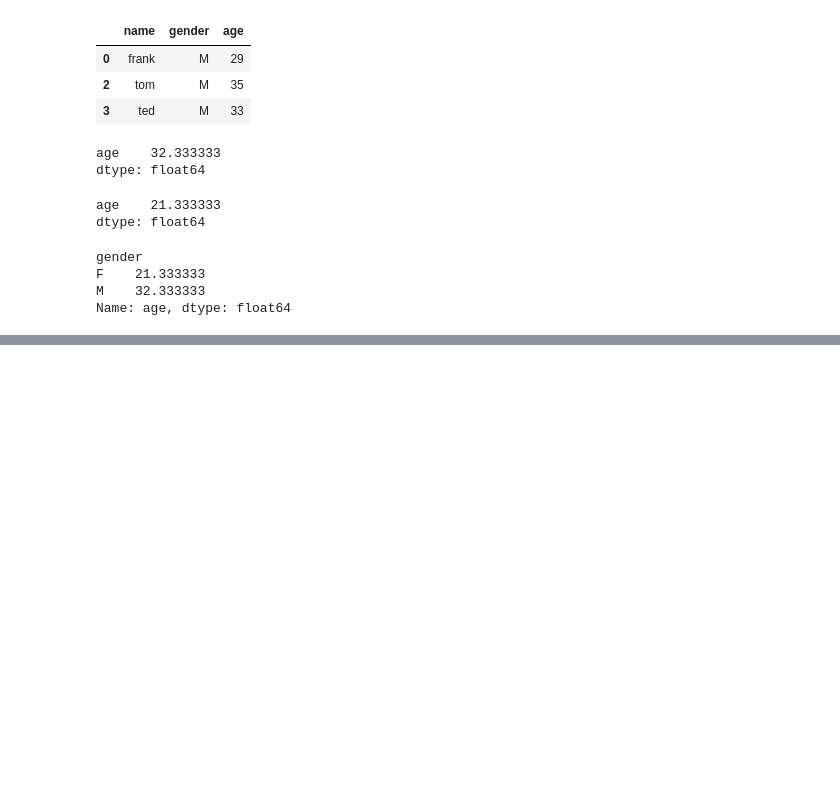
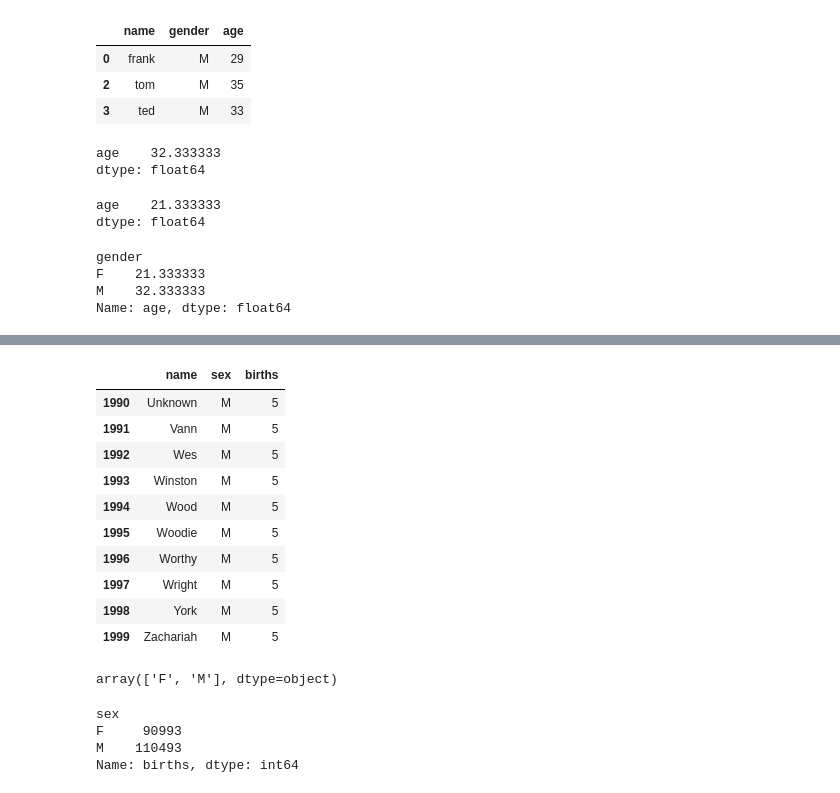
Before and after one commit to ywchiu/pyfinance, a Jupyter notebook: 20160328Demo.ipynb, the cells around one changed output, grey strips where cells are left out. Drawn from its saved outputs; the diff is of its cells as text; code cells hidden in the pictures; blank space fills up the shorter version.

```diff
--- a/20160328Demo.ipynb
+++ b/20160328Demo.ipynb
@@ -530,3 +540,8 @@ gender
 F    21.333333
 M    32.333333
 Name: age, dtype: float64
+# %%
+import pandas as pd
+names1880 = pd.read_csv('names/yob1880.txt',
+                        names=['name', 'sex', 'births'])
+print names1880.head(10)
@@ -532,0 +560,25 @@ Name: age, dtype: float64
+# %%
+names1880.tail(10)
+# %% [output]
+|  | name | sex | births |
+| 1990 | Unknown | M | 5 |
+| 1991 | Vann | M | 5 |
+| 1992 | Wes | M | 5 |
+| 1993 | Winston | M | 5 |
+| 1994 | Wood | M | 5 |
+| 1995 | Woodie | M | 5 |
+| 1996 | Worthy | M | 5 |
+| 1997 | Wright | M | 5 |
+| 1998 | York | M | 5 |
+| 1999 | Zachariah | M | 5 |
+# %%
+names1880['sex'].unique()
+# %% [output]
+array(['F', 'M'], dtype=object)
+# %%
+names1880.groupby('sex')['births'].sum()
+# %% [output]
+sex
+F     90993
+M    110493
+Name: births, dtype: int64
```
Also changed, not shown: parts of 13 cells of this notebook.
